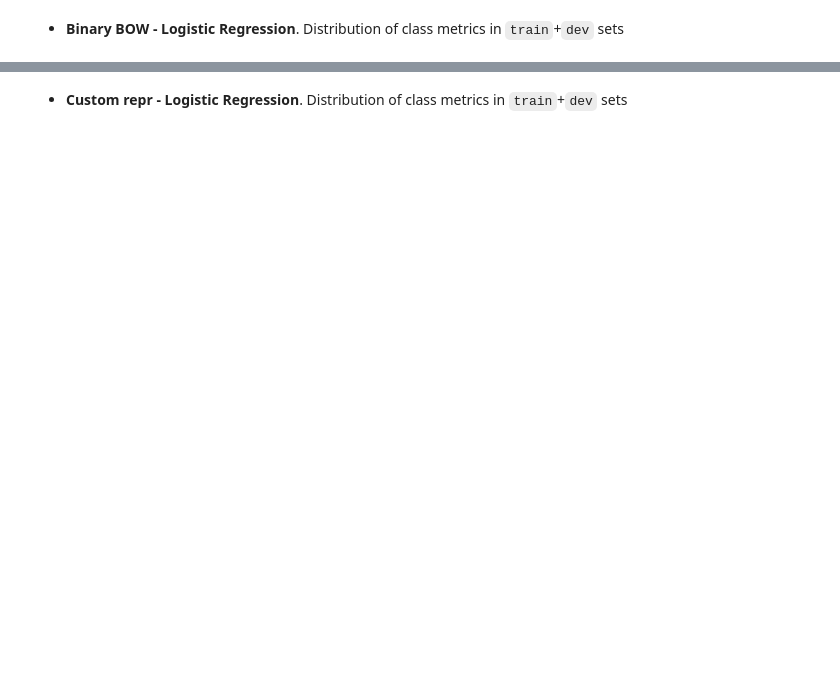
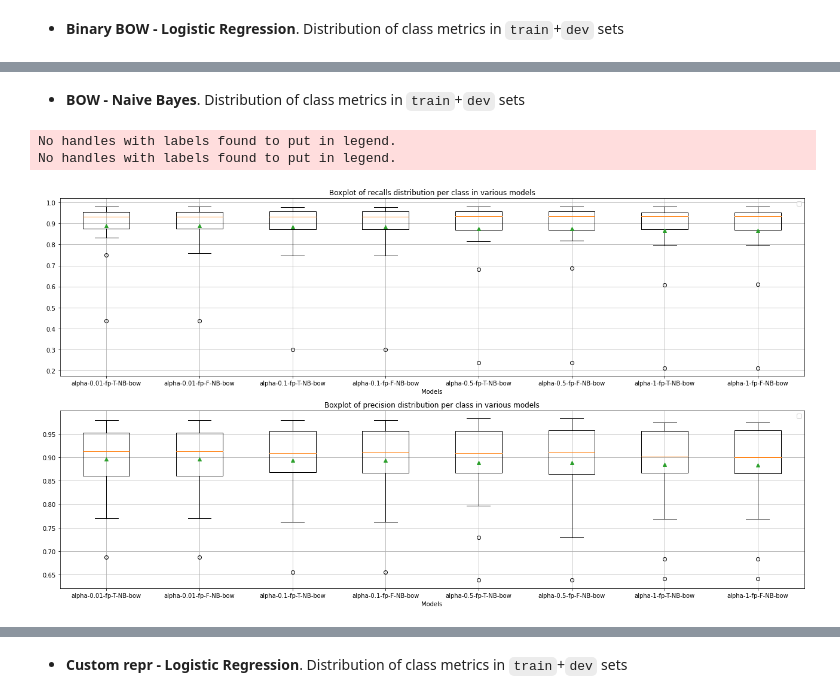
Before and after one commit to imsarmiento/NLP_202110, a Jupyter notebook: HW2/NB_LR.ipynb, the cells around one changed output, grey strips where cells are left out. Saved outputs shown, nothing was run; the diff lists cells and outputs as text; code cells hidden in the pictures; blank space fills up the shorter version.

```diff
--- a/HW2/NB_LR.ipynb
+++ b/HW2/NB_LR.ipynb
@@ -360,5 +395,5 @@ Cross validation BOW representation Naive Bayes
 # %%
-bow_results_NB, names = crossValidateModels(getBayesModels(),
+bow_results_NB, names_bow_NB = crossValidateModels(getBayesModels(),
                                             train_bow, train_y, metrics=getPerClassScorings())
 # %% [output]
 Got result for: alpha-0.01-fp-T-NB-bow
@@ -462,0 +530,8 @@ No handles with labels found to put in legend.
+# %% [markdown]
+* **BOW - Naive Bayes**. Distribution of class metrics in `train`+`dev` sets
+# %%
+graphMetrics(bow_recalls_NB, bow_precisions_NB, names_bow_NB)
+# %% [output]
+No handles with labels found to put in legend.
+No handles with labels found to put in legend.
+[figure, added]
```
Also changed, not shown: parts of 68 cells of this notebook.
